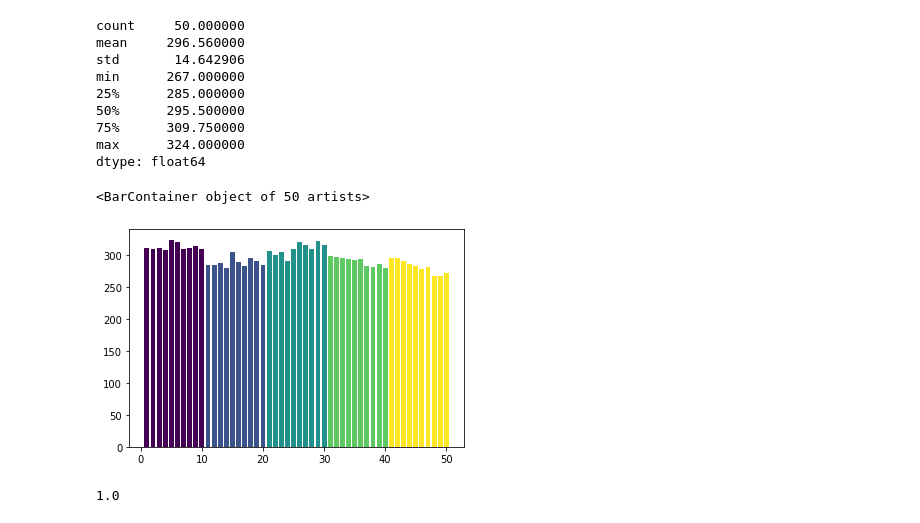
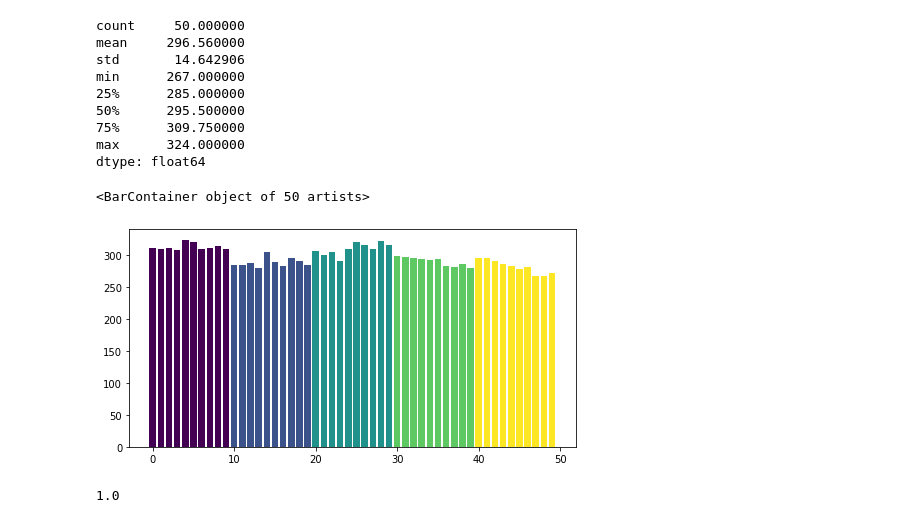
Before and after one commit to YangAzure/CSEDMDataChallenge, a Jupyter notebook: preprocess.ipynb, the cells around one changed output. Cells and saved outputs as stored; diff of their text form; code cells hidden in the pictures.

```diff
--- a/preprocess.ipynb
+++ b/preprocess.ipynb
@@ -75,16 +75,16 @@ dtype: float64
 # %%
 # Next we plot the number of attemptes on each problem (x) / assignment (color)
 from matplotlib.cm import viridis
 
 assignment_ids = list(students_per_problem.keys().map(lambda x: x[0]))
 assignment_ids = [sorted(assignment_ids).index(x) for x in assignment_ids]
 colors = [viridis((float(i)-min(assignment_ids))/(max(assignment_ids)-min(assignment_ids))) for i in assignment_ids]
 
 # There's a slight drop-off by assignment, but overall they're well-attempted
-plt.bar(range(1,51), students_per_problem, color=colors)
+plt.bar(range(0, len(students_per_problem)), students_per_problem, color=colors)
 # %% [output]
 <BarContainer object of 50 artists>
-[figure, old version]
+[figure, new version]
 # %%
 main_table_filtered[PS2.Score][0]
 # %% [output]
```
Also changed, not shown: parts of 23 cells of this notebook, 2 other files.
